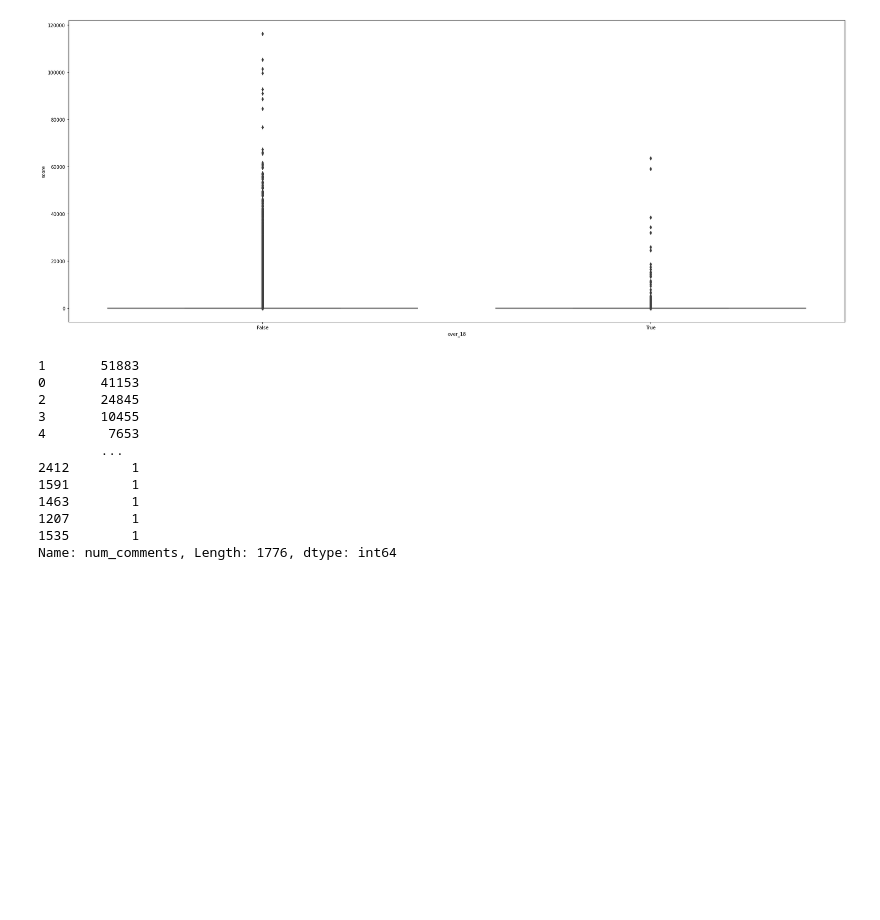
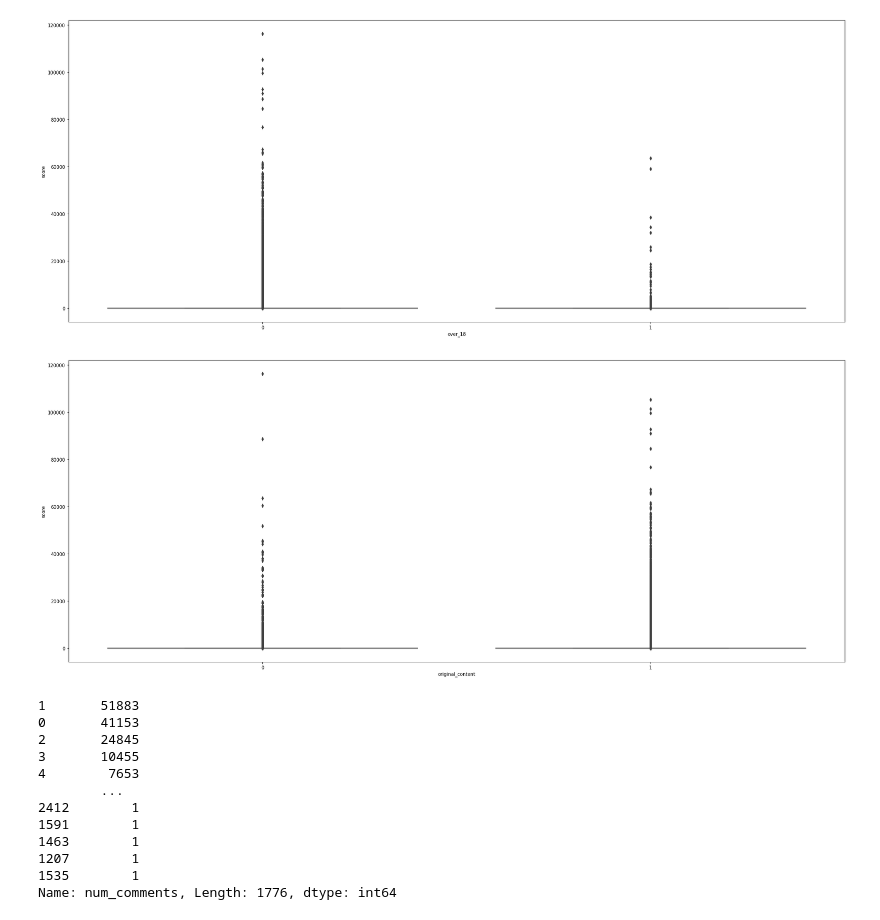
Before and after one commit to dhsong95/Kaggle-Data-Analysis, a Jupyter notebook: Reddit Data is Beautiful/Reddit Data Analysis-EDA-v1.ipynb, the cells around one changed output. Cells and saved outputs as stored; diff of their text form; code cells hidden in the pictures; blank space fills up the shorter version.

Commit message:
Reddit Data Analysis v1

```diff
--- a/Reddit Data is Beautiful/Reddit Data Analysis-EDA-v1.ipynb
+++ b/Reddit Data is Beautiful/Reddit Data Analysis-EDA-v1.ipynb
@@ -243,0 +305,3 @@ cleaned
+# %%
+cleaned['original_content'] = cleaned['title'].str.contains('[OC]').astype(int)
+cleaned
@@ -243,0 +388,3 @@ cleaned
+# %%
+cleaned['over_18'] = cleaned['over_18'].apply(lambda x: int(x))
+cleaned
@@ -248,9 +409,11 @@ cleaned
 ## 5.1. Distribution of Numerical Value<a id="5.1"></a>
 <p style="text-align:right;"><a href="#top">🔝 top</a></p>
 # %%
-def boxplot(data, feature):
+def boxplot(data, feature, base):
+    assert base in ['over_18', 'original_content']
+
     plt.figure(figsize=(30, 12))
-    sns.boxplot(x='over_18', y=feature, data=data)
+    sns.boxplot(x=base, y=feature, data=data)
     plt.show()
 # %%
 cleaned['score'].value_counts()
@@ -272,5 +435,9 @@ boxplot(cleaned, 'score')
 # %% [output]
 [figure]
+# %%
+boxplot(cleaned, 'score', 'original_content')
+# %% [output]
+[figure, added]
 # %%
 cleaned['num_comments'].value_counts()
 # %% [output]
```
Also changed, not shown: parts of 76 cells of this notebook.
